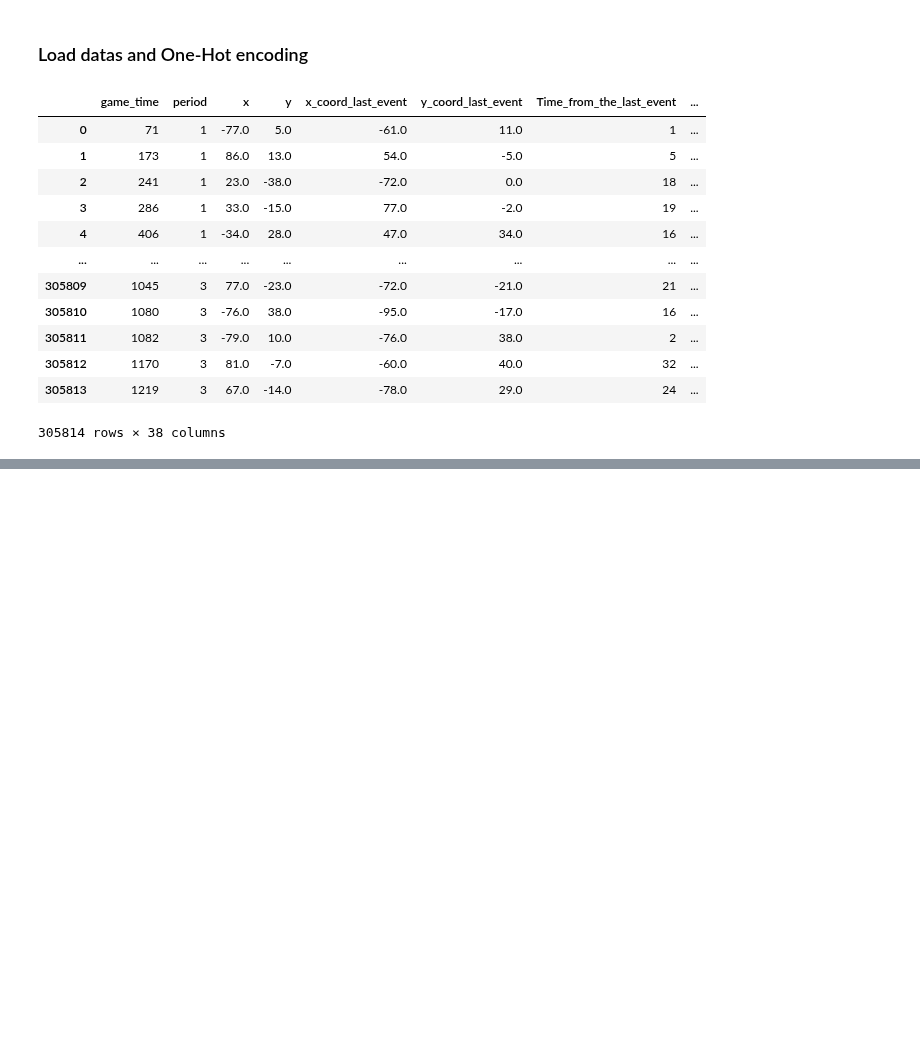
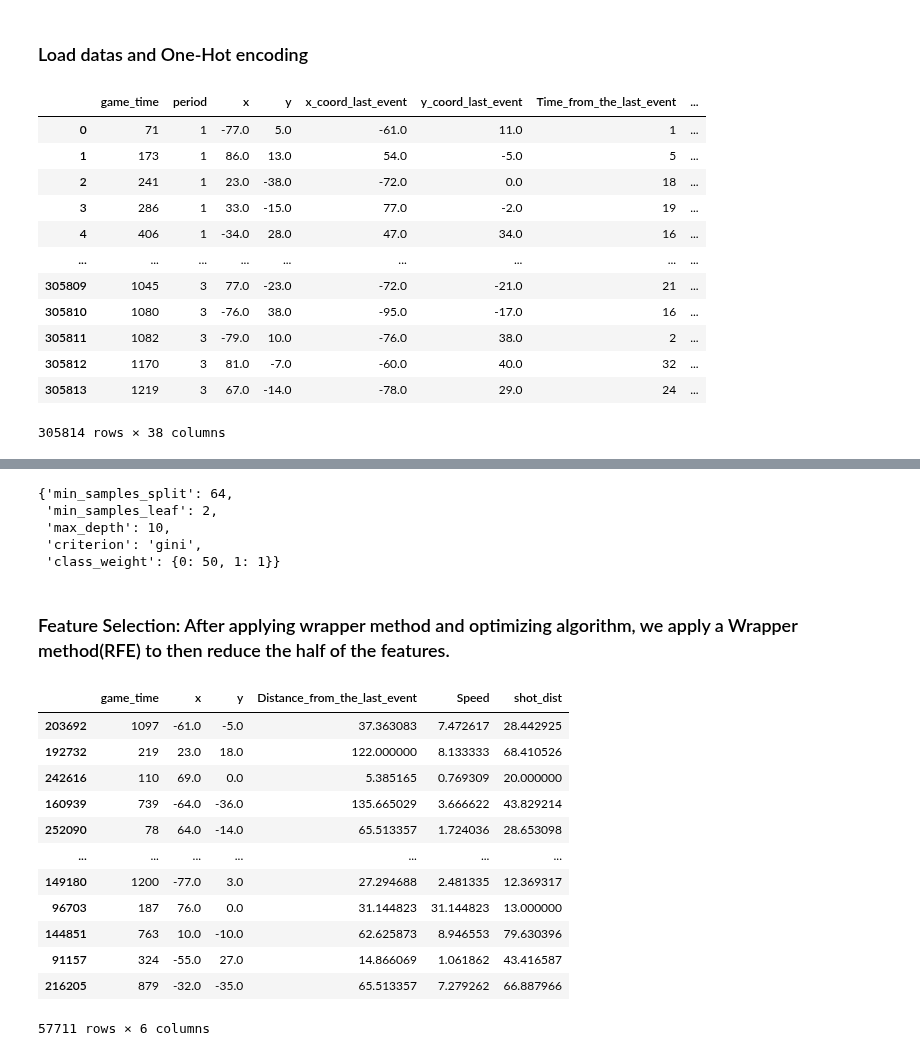
Before and after one commit to hfereidouni/DataScience, a Jupyter notebook: Milestone2/Part6_Models.ipynb, the cells around one changed output, grey strips where cells are left out. Drawn from its saved outputs; the diff is of its cells as text; code cells hidden in the pictures; blank space fills up the shorter version.

```diff
--- a/Milestone2/Part6_Models.ipynb
+++ b/Milestone2/Part6_Models.ipynb
@@ -123,0 +164,35 @@ fpr,tpr,threshold,roc_auc_score = roc_auc_plot(val_Y,clf.predict_proba(val_X_1),
+# %%
+best_params1 = dt_rs.best_params_
+best_params1
+# %% [output]
+{'min_samples_split': 64,
+ 'min_samples_leaf': 2,
+ 'max_depth': 10,
+ 'criterion': 'gini',
+ 'class_weight': {0: 50, 1: 1}}
+# %%
+dt_2 = tree.DecisionTreeClassifier(**best_params1)
+# %% [markdown]
+### Feature Selection: After applying wrapper method and optimizing algorithm, we apply a Wrapper method(RFE) to then reduce the half of the features.
+# %%
+rfe_selector = RFE(dt_2, n_features_to_select=6)
+# %%
+res = rfe_selector.fit_transform(train_X_1,train_Y)
+# %%
+train_X_rfe = train_X_1.iloc[:,rfe_selector.get_support()]
+val_X_rfe= val_X_1.iloc[:,rfe_selector.get_support()]
+val_X_rfe
+# %% [output]
+|  | game_time | x | y | Distance_from_the_last_event | Speed | shot_dist |
+| 203692 | 1097 | -61.0 | -5.0 | 37.363083 | 7.472617 | 28.442925 |
+| 192732 | 219 | 23.0 | 18.0 | 122.000000 | 8.133333 | 68.410526 |
+| 242616 | 110 | 69.0 | 0.0 | 5.385165 | 0.769309 | 20.000000 |
+| 160939 | 739 | -64.0 | -36.0 | 135.665029 | 3.666622 | 43.829214 |
+| 252090 | 78 | 64.0 | -14.0 | 65.513357 | 1.724036 | 28.653098 |
+| ... | ... | ... | ... | ... | ... | ... |
+| 149180 | 1200 | -77.0 | 3.0 | 27.294688 | 2.481335 | 12.369317 |
+| 96703 | 187 | 76.0 | 0.0 | 31.144823 | 31.144823 | 13.000000 |
+| 144851 | 763 | 10.0 | -10.0 | 62.625873 | 8.946553 | 79.630396 |
+| 91157 | 324 | -55.0 | 27.0 | 14.866069 | 1.061862 | 43.416587 |
+| 216205 | 879 | -32.0 | -35.0 | 65.513357 | 7.279262 | 66.887966 |
+57711 rows × 6 columns
```
Also changed, not shown: parts of 32 cells of this notebook.
